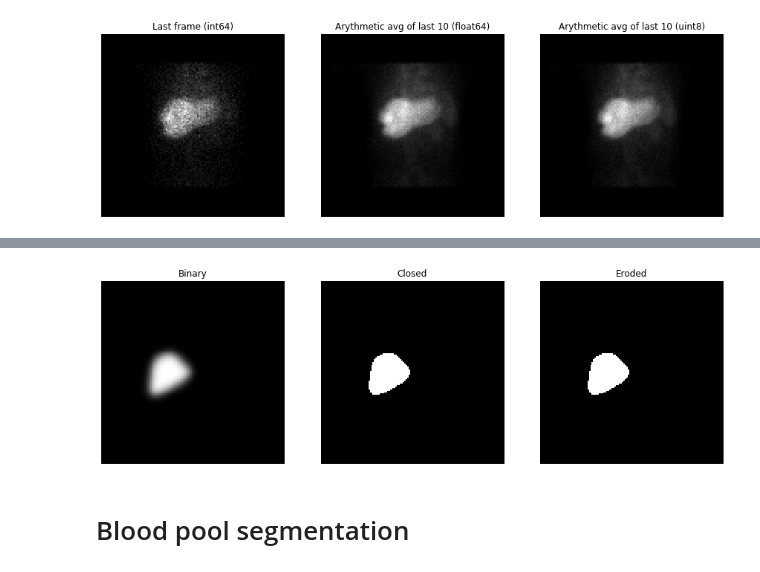
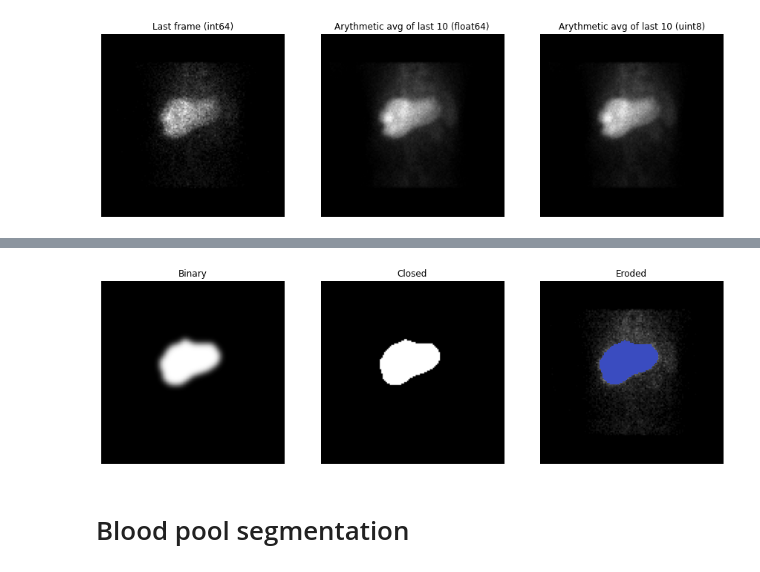
Before and after one commit to orenson/Master-thesis, a Jupyter notebook: Segmentation.ipynb, the cells around one changed output, grey strips where cells are left out. Cells and saved outputs as stored; diff of their text form; code cells hidden in the pictures.

```diff
--- a/Segmentation.ipynb
+++ b/Segmentation.ipynb
@@ -461,25 +453,26 @@ plt.show()
 # %%
 #binary edge smoohing
-binary_gauss = gaussian(binary,3)
+binary_gauss = gaussian(binary,2)
 thresh_bis = threshold_otsu(binary_gauss)
 binary_sm = binary_gauss > thresh_bis
 
 plt.figure(figsize=[15,15])
 plt.subplot(1,3,1)
 plt.title("Binary")
 plt.axis('off')
 plt.imshow(binary_gauss, cmap=plt.cm.gray)
 plt.subplot(1,3,2)
 plt.title("Closed")
 plt.axis('off')
 plt.imshow(binary_sm, cmap=plt.cm.gray)
 plt.subplot(1,3,3)
 plt.title("Eroded")
 plt.axis('off')
-plt.imshow(binary_sm, cmap=plt.cm.gray)
+plt.imshow(mean[25], cmap=plt.cm.gray)
+plt.imshow(np.ma.masked_where(binary_sm==0, binary_sm), cmap="coolwarm")
 plt.show()
 # %% [output]
-[figure, old version]
+[figure, new version]
 # %% [markdown]
 # Blood pool segmentation
 # %%
```
Also changed, not shown: parts of 10 cells of this notebook, 4 other files.
